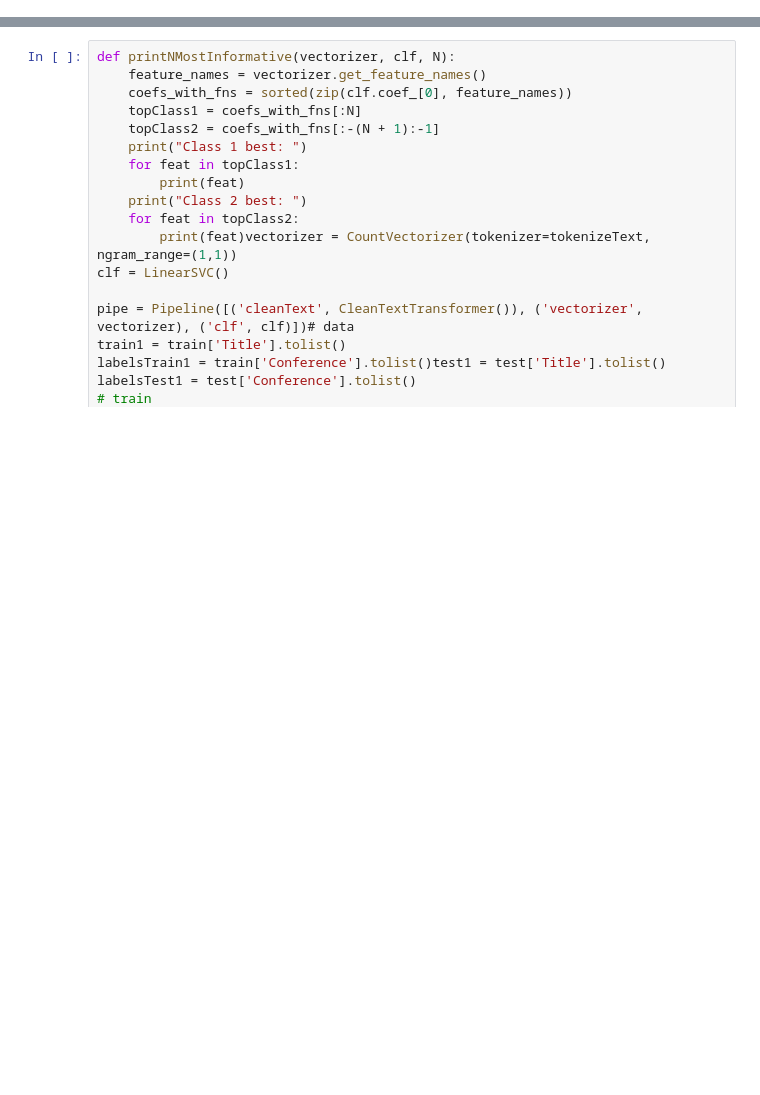
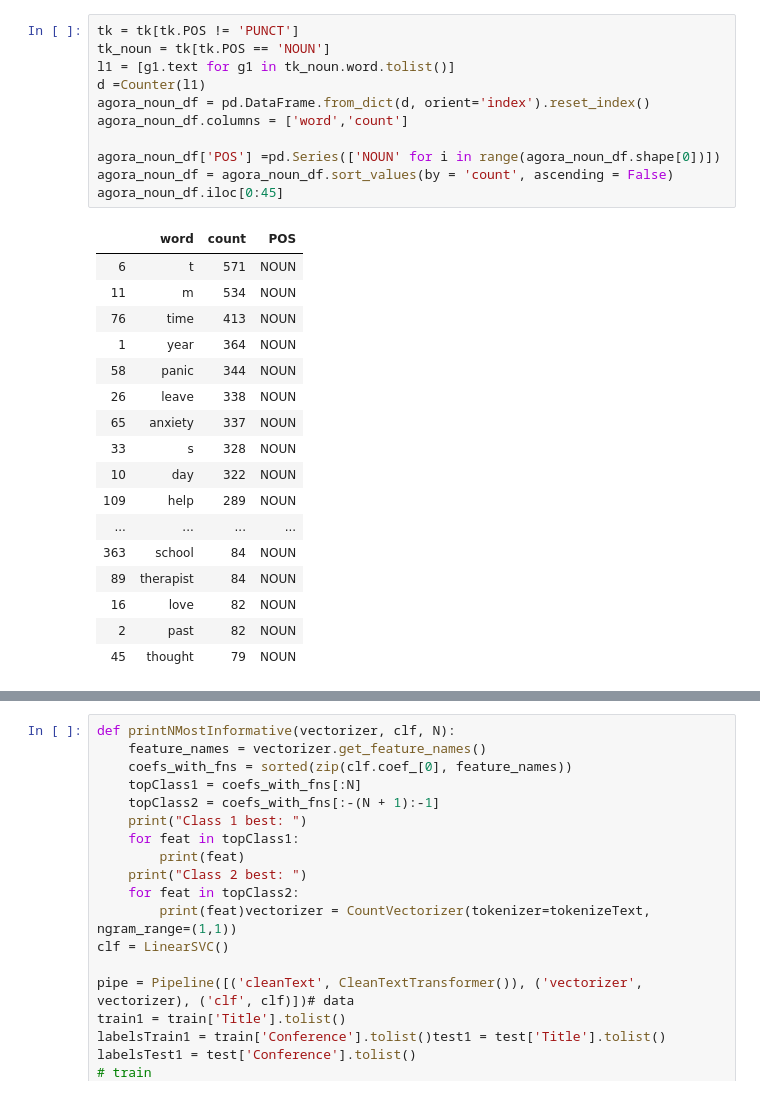
Before and after one commit to heathersaul-nos3lf/final_horsemen, a Jupyter notebook: SpaCy_NLP.ipynb, the cells around one changed output, grey strips where cells are left out. Drawn from its saved outputs; the diff is of its cells as text; blank space fills up the shorter version.

```diff
--- a/SpaCy_NLP.ipynb
+++ b/SpaCy_NLP.ipynb
@@ -23,0 +196,29 @@ stopwords = stopwords.words('english')
+# %%
+tk = tk[tk.POS != 'PUNCT']
+tk_noun = tk[tk.POS == 'NOUN']
+l1 = [g1.text for g1 in tk_noun.word.tolist()]
+d =Counter(l1)
+agora_noun_df = pd.DataFrame.from_dict(d, orient='index').reset_index()
+agora_noun_df.columns = ['word','count']
+
+agora_noun_df['POS'] =pd.Series(['NOUN' for i in range(agora_noun_df.shape[0])])
+agora_noun_df = agora_noun_df.sort_values(by = 'count', ascending = False)
+agora_noun_df.iloc[0:45]
+# %% [output]
+|  | word | count | POS |
+| 6 | t | 571 | NOUN |
+| 11 | m | 534 | NOUN |
+| 76 | time | 413 | NOUN |
+| 1 | year | 364 | NOUN |
+| 58 | panic | 344 | NOUN |
+| 26 | leave | 338 | NOUN |
+| 65 | anxiety | 337 | NOUN |
+| 33 | s | 328 | NOUN |
+| 10 | day | 322 | NOUN |
+| 109 | help | 289 | NOUN |
+| ... | ... | ... | ... |
+| 363 | school | 84 | NOUN |
+| 89 | therapist | 84 | NOUN |
+| 16 | love | 82 | NOUN |
+| 2 | past | 82 | NOUN |
+| 45 | thought | 79 | NOUN |
```
Also changed, not shown: parts of 40 cells of this notebook, 7 other files.
